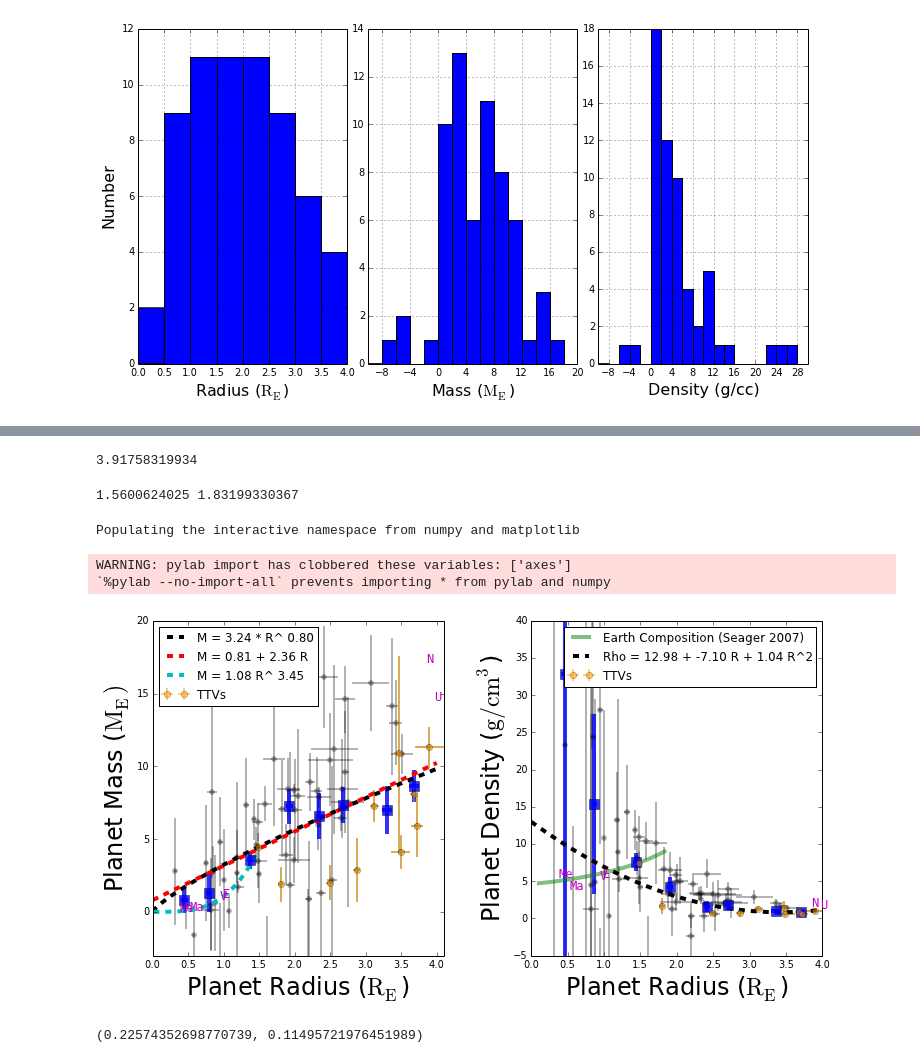
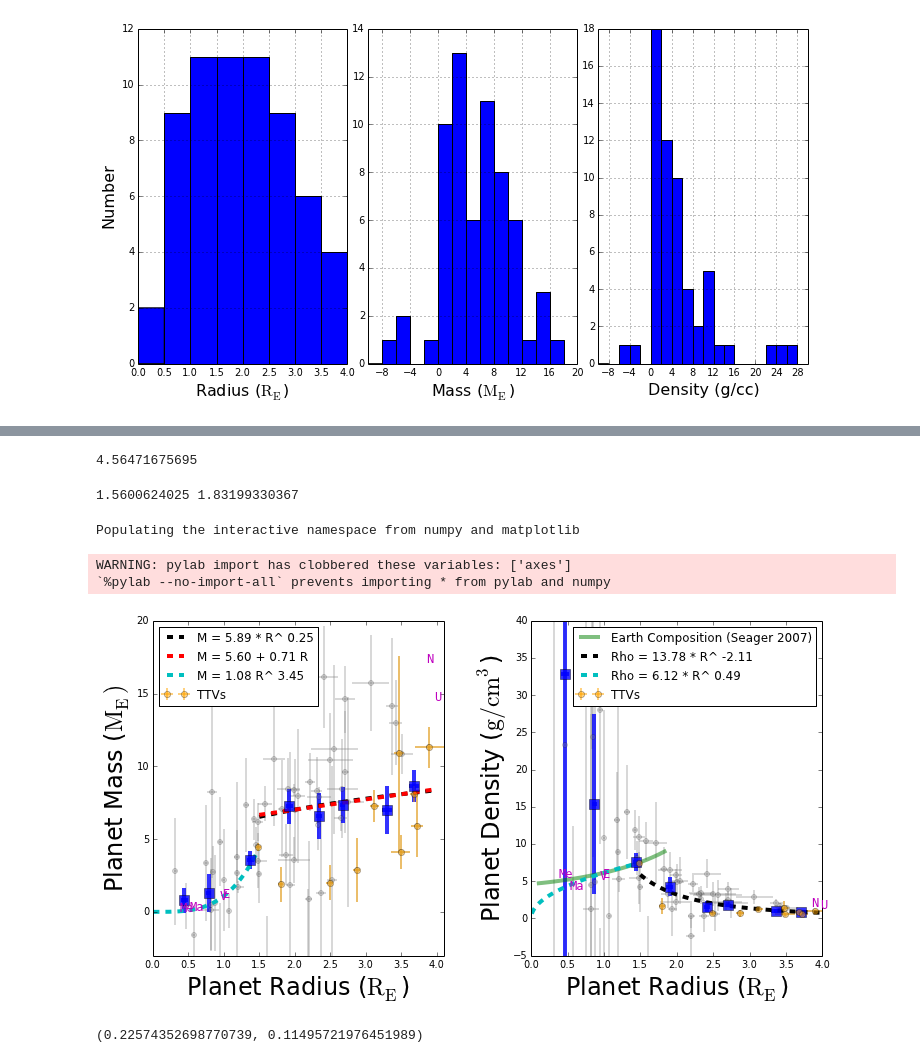
Before and after one commit to sealauren/mrf, a Jupyter notebook: plot_mr.ipynb, the cells around one changed output, grey strips where cells are left out. Drawn from its saved outputs; the diff is of its cells as text; code cells hidden in the pictures.

Commit message:
Tried broken power law at 1.5 R_E to separate rocky from volatile planets.

```diff
--- a/plot_mr.ipynb
+++ b/plot_mr.ipynb
@@ -25,6 +25,9 @@ sp_hot = sp[sp.flux > np.median(sp.flux)]
 sp['ttv'] = [0]*len(sp)
 sp.ix[['Kepler-11 b','Kepler-11 c','Kepler-11 d','Kepler-11 f','Kepler-30 b','Kepler-36 b','Kepler-36 c','KOI-152 b','KOI-152 c','KOI-152 e'],'ttv'] = 1
 ttvs = sp.ix[['Kepler-11 b','Kepler-11 c','Kepler-11 d','Kepler-11 f','Kepler-30 b','Kepler-36 b','Kepler-36 c','KOI-152 b','KOI-152 c','KOI-152 e'],:]
+sp_vol = sp[sp.r >= 1.5]
+sp_rocky = sp[sp.r < 1.5].append(ss[ss.r < 1.5])
+sp_rocky.ix[:,['r','ur','m','um','rho','urho']]
 len(sp)
 # %% [output]
 63
@@ -233,24 +219,24 @@ errfunc_plaw = lambda p, x, y, err : (y - powerlaw(p, x))/err
 errfunc_plaw2 = lambda p, x, y, err : (y - powerlaw2(p, x))/err
 
 mass_plaw = leastsq(errfunc_plaw,  [3.,1.],
-              args=(sp.r, sp.m, sp.um),full_output=1)
+              args=(sp_vol.r, sp_vol.m, sp_vol.um),full_output=1)
 mpars = mass_plaw[0]
 mplaw = mpars[0] * pow(rarr,mpars[1])
-print "Mass Power Law Solution:"
+print "Best Power Law Mass-Radius Relation for R >=1.5 R_E:"
 print "Best parameters:", mpars
 print "Covariance:", mass_plaw[1]
-print "Chi^2:", (errfunc_plaw(mpars,sp.r,sp.m,sp.um)**2.).sum()/(len(sp.m) - len(mpars))
-print "RMS:", np.sqrt(np.mean((sp.m - powerlaw(mpars,sp.r))**2))
+print "Chi^2:", (errfunc_plaw(mpars,sp_vol.r,sp_vol.m,sp_vol.um)**2.).sum()/(len(sp_vol.m) - len(mpars))
+print "RMS:", np.sqrt(np.mean((sp_vol.m - powerlaw(mpars,sp_vol.r))**2))
 
 density_plaw = leastsq(errfunc_plaw,  [8.,-1.],
-                       args=(sp.r, sp.rho, sp.urho),full_output=1)
+                       args=(sp_vol.r, sp_vol.rho, sp_vol.urho),full_output=1)
 dpars = density_plaw[0]
 dplaw = dpars[0] * pow(rarr,dpars[1])
-#print "********************************"
-#print "Density Power Law Solution:"
-#print "Best parameters:", dpars
-#print "Covariance:", density_plaw[1]
-#print "Chi^2:", (errfunc_plaw(dpars,sp.r,sp.rho,sp.urho)**2.).sum()/(len(sp.m) - len(dpars))
-#print "RMS:", np.sqrt(np.mean((sp.rho - powerlaw(dpars,sp.r))**2))
+print "********************************"
+print "Best Power Law Density-Radius Relation for R >=1.5 R_E:"
+print "Best parameters:", dpars
+print "Covariance:", density_plaw[1]
+print "Chi^2:", (errfunc_plaw(dpars,sp_vol.r,sp_vol.rho,sp_vol.urho)**2.).sum()/(len(sp_vol.m) - len(dpars))
+print "RMS:", np.sqrt(np.mean((sp_vol.rho - powerlaw(dpars,sp_vol.r))**2))
 #print "RMS:", np.sqrt(np.mean((sp[sp.r > 1.5].rho - powerlaw(dpars,sp[sp.r > 1.5].r))**2))
 # %% [output]
@@ -395,16 +390,16 @@ mean: [ 7.17203913  0.4605887 ]                 std: [ 0.43593525  0.16220279]
 # %%
 # calculated predict masses, densities
 #rpred = (sp.m - best_pars[0])/best_pars[1]
-mpred = powerlaw(mpars,sp.r)
+mpred = powerlaw(mpars,sp_vol.r)
 #dpred = mpred*mearth/(4./3.*(rpred*rearth)**3.)
 #r_resid = sp.r - rpred
-m_resid = sp.m - mpred
+m_resid = sp_vol.m - mpred
 #d_resid = sp.rho - dpred
 rms = np.sqrt(np.mean(m_resid**2))
 print rms
-sp['m_resid'] = m_resid
+sp_vol['m_resid'] = m_resid
 # %% [output]
-3.91758319934
+4.56471675695
 # %%
 # bin mass, radius, density
 rwm, rwd, urw, mw, umw, rhow, urhow = [], [], [], [], [], [], []
@@ -441,7 +436,7 @@ fig = plt.figure()
 pylab.sharex=True
 ax1 = fig.add_subplot(1,2,1)
 ax1.errorbar(sp.r, sp.m, xerr=sp.ur, yerr=sp.um, fmt='o', markersize=5,
-             alpha =0.3, color='k', capsize=0, elinewidth=2); # black option
+             alpha =0.3, color='gray', capsize=0, elinewidth=2); # black option
 ax1.plot(rarr, mplaw, '--k', linewidth=4, label=("M = %.2f * R^ %.2f"% (mpars[0], mpars[1])))
 ax1.plot(rarr, marr, '--r', linewidth=4, label=("M = %.2f + %.2f R" % (best_pars[0], best_pars[1])))
 ax1.plot(rocky_r, rockplaw, '--c', linewidth=4, label=("M = %.2f R^ %.2f"% (rocky_pars[0], rocky_pars[1])))
@@ -456,39 +451,40 @@ for x in zip(ss.r,ss.m,ss.index):
         ax1.text(x[0], x[1], x[2], fontsize=12, family='monospace', color='m')
 ax1.legend(loc='upper left');
 pyplot.axis([0.0,4.1,-3,20])
 
 ax2 = fig.add_subplot(1,2,2)
 ax2.plot(r_seager,d_seager, color='g', alpha = 0.5, linewidth=4, label=('Earth Composition (Seager 2007)'))
 ax2.errorbar(sp.r, sp.rho, xerr=sp.ur, yerr=sp.urho, fmt='o', markersize=5,
-             alpha=0.3, color='k',capsize=0, elinewidth=2);
-ax2.plot(rarr, darr3, '--k', linewidth=4, label=("Rho = %.2f + %.2f R + %.2f R^2" % (best_q[0], best_q[1], best_q[2])))
-#ax2.plot(rarr, dplaw, '--r', linewidth=4, label=("Rho = %.2f * R^ %.2f"% (dpars[0], dpars[1])))
-#ax2.plot(rocky_r, rockdlaw, '--c', linewidth=4, label=("Rho = %.2f * R^ %.2f"% (rocky_d[0], rocky_d[1])))
+             alpha=0.3, color='gray',capsize=0, elinewidth=2);
+#ax2.plot(rarr, poly_d, '--k', linewidth=4, label=("Rho = %.2f + %.2f R + %.2f R^2" % (best_q[0], best_q[1], best_q[2])))
+ax2.plot(rarr, dplaw, '--k', linewidth=4, label=("Rho = %.2f * R^ %.2f"% (dpars[0], dpars[1])))
+ax2.plot(rocky_r, rockdlaw, '--c', linewidth=4, label=("Rho = %.2f * R^ %.2f"% (rocky_d[0], rocky_d[1])))
 ax2.set_xlabel('Planet Radius ($\mathrm{R_E}$)',fontsize=24)
 ax2.set_ylabel('Planet Density ($\mathrm{g/cm^{3}}$)',fontsize=24)
 ax2.errorbar(means.r_d,means.rho, xerr=means.ur, yerr=means.urho,
              markersize=10, marker='s', fmt='o', capsize=0, elinewidth=4, alpha=0.8)
 ax2.errorbar(ttvs.r, ttvs.rho, xerr=ttvs.ur, yerr=ttvs.urho, fmt='o',capsize=0, elinewidth=2, alpha=0.5, color='orange',label=('TTVs'))
+#ax2.plot(xnew, ynew, '--', c='red',linewidth=4, label=('Univariate Spline (k=3)'))
 #ax2.errorbar(sp.ix['Kepler-78 b','r'], sp.ix['Kepler-78 b','rho'],
 #             xerr=sp.ix['Kepler-78 b','ur'], yerr=sp.ix['Kepler-78 b','urho'], fmt='o',capsize=0, elinewidth=4,
 #             alpha=0.5, color='r')
 for x in zip(ss.r,ss.rho,ss.index):
     if (x[1] < 30) and (x[1] > -1) and (x[0] < 4.):
         ax2.text(x[0], x[1], x[2], fontsize=12, family='monospace', color='m')
 pyplot.axis([0.,4.0,-5,40])
 ax2.legend();
 
 fig.set_size_inches(12,6)
 subplots_adjust(wspace=0.3)
 subplots_adjust(hspace=0.2)
-plt.savefig('mr_small.png', dpi=100)
+#plt.savefig('mr_small.png', dpi=100)
 plt.savefig('mr_small.eps', format='eps', dpi=100)
 plt.show()
 # %% [output]
 Populating the interactive namespace from numpy and matplotlib
 WARNING: pylab import has clobbered these variables: ['axes']
 `%pylab --no-import-all` prevents importing * from pylab and numpy
-[figure, old version]
+[figure, new version]
 # %%
 #%matplotlib osx
 fig = plt.figure(figsize=(8,8));
```
Also changed, not shown: parts of 22 cells of this notebook.
